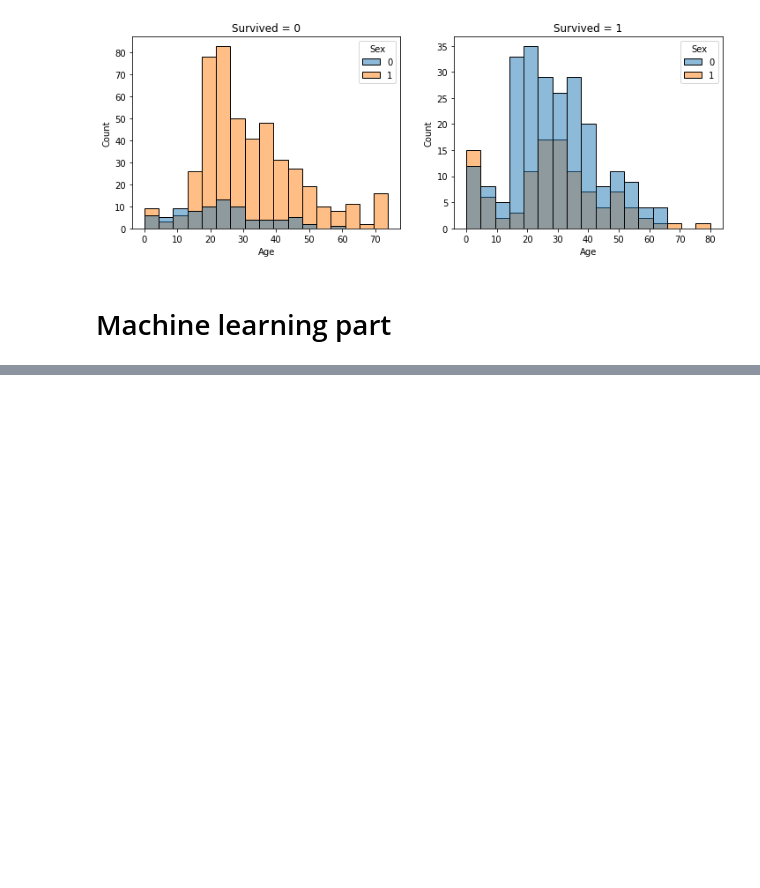
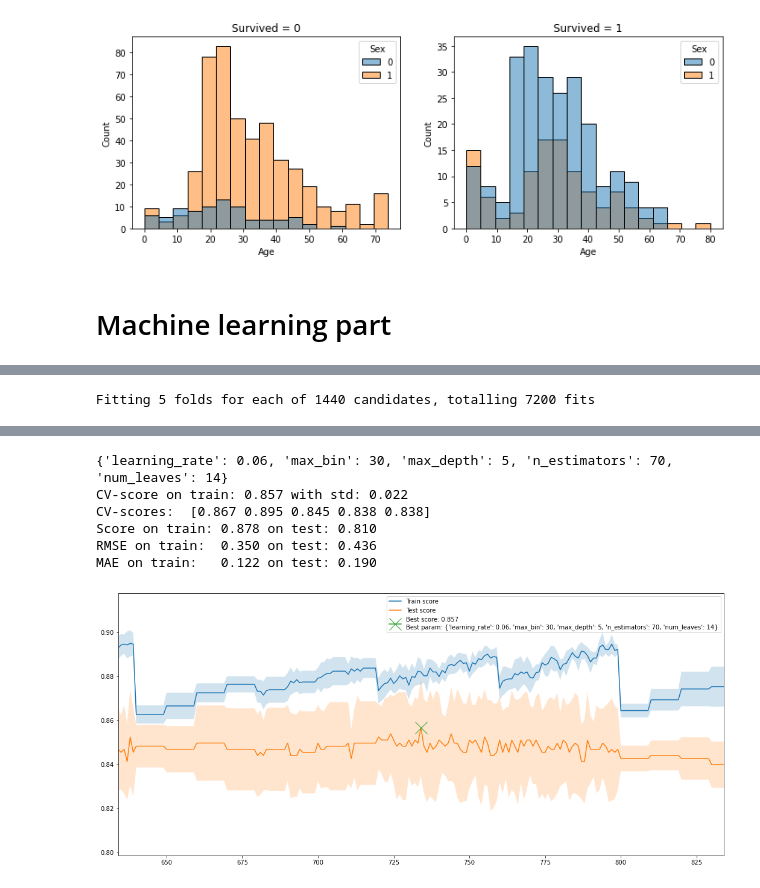
Before and after one commit to air-denys/Kaggle-Titanic, a Jupyter notebook: titanic.ipynb, the cells around one changed output, grey strips where cells are left out. Saved outputs shown, nothing was run; the diff lists cells and outputs as text; code cells hidden in the pictures; blank space fills up the shorter version.

```diff
--- a/titanic.ipynb
+++ b/titanic.ipynb
@@ -259,0 +308,24 @@ print(grid_search.best_params_)
+# %%
+# Boosting model hyperparameter tuning with GridSearchCV
+model = LGBMClassifier()
+#model = GradientBoostingClassifier()
+
+parameters = {
+    'learning_rate': [0.03, 0.06, 0.08],
+    'n_estimators': [60, 70, 80, 90],
+    'max_bin': [25, 30, 35],
+    'num_leaves' :  np.arange(10,20),
+    'max_depth' : np.arange(3,7)
+}
+
+#scoring = {'AUC': 'roc_auc', 'F1': 'f1'}
+#grid_search = GridSearchCV(model, parameters, scoring = scoring, refit='AUC', n_jobs=-1, cv=5, return_train_score=True, verbose=1)
+
+grid_search = GridSearchCV(model, parameters, n_jobs=-1, cv=5, return_train_score=True, verbose=1)
+grid_search.fit(model_train_X, model_train_y)
+
+print(grid_search.best_params_)
+model_evaluation(grid_search.best_estimator_, model_train_X, model_train_y, model_test_X, model_test_y)
+plot_cv(grid_search)
+# %% [output]
+Fitting 5 folds for each of 1440 candidates, totalling 7200 fits
@@ -259,0 +340,7 @@ print(grid_search.best_params_)
+{'learning_rate': 0.06, 'max_bin': 30, 'max_depth': 5, 'n_estimators': 70, 'num_leaves': 14}
+CV-score on train: 0.857 with std: 0.022
+CV-scores:  [0.867 0.895 0.845 0.838 0.838]
+Score on train: 0.878 on test: 0.810
+RMSE on train:  0.350 on test: 0.436
+MAE on train:   0.122 on test: 0.190
+[figure, added]
```
Also changed, not shown: parts of 13 cells of this notebook.
